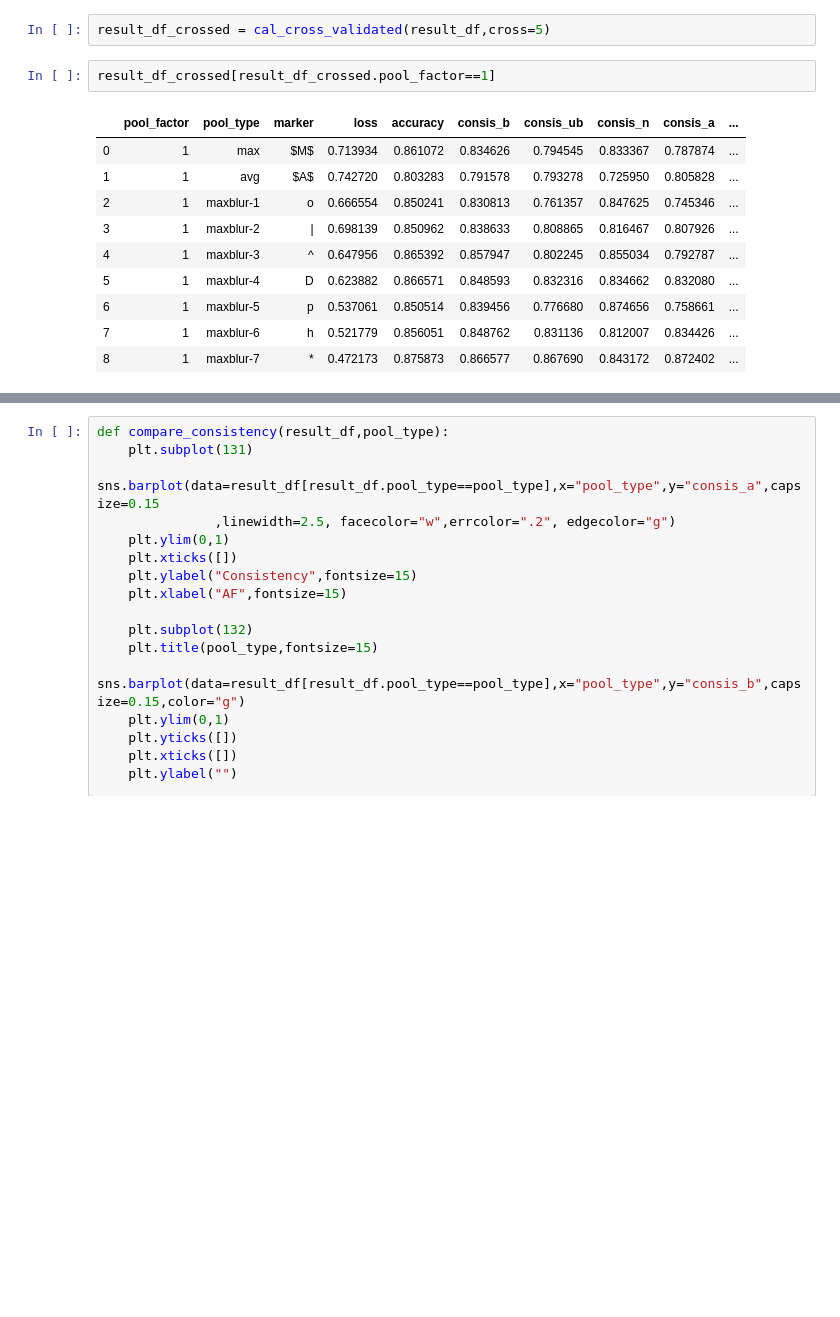
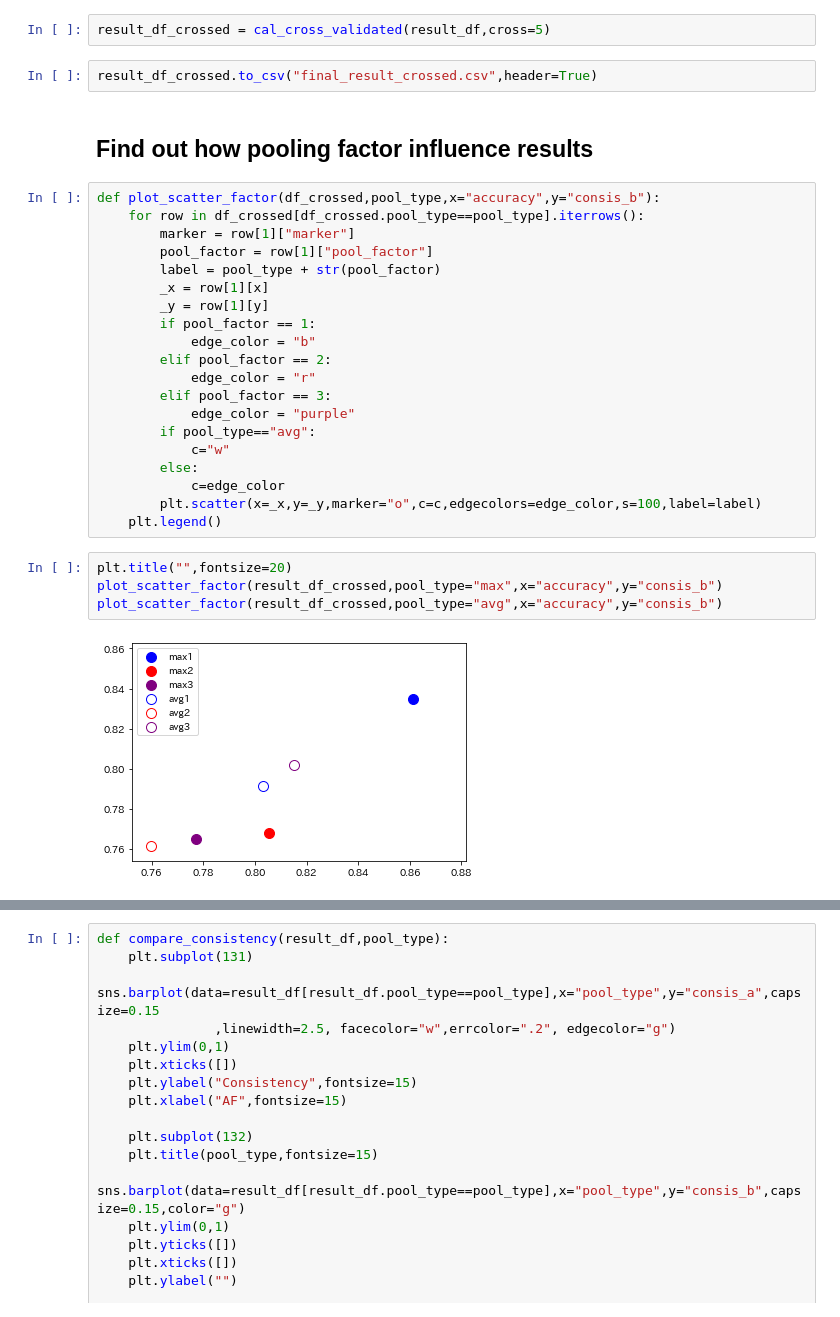
Before and after one commit to huxianyin/hu_ShiftInvarianceValidation_Biosignals2020, a Jupyter notebook: AF Detection/Analyze Result.ipynb, the cells around one changed output, grey strips where cells are left out. Saved outputs shown, nothing was run; the diff lists cells and outputs as text; blank space fills up the shorter version.

```diff
--- a/AF Detection/Analyze Result.ipynb
+++ b/AF Detection/Analyze Result.ipynb
@@ -72,15 +83,32 @@ result_df.head()
 # %%
 result_df_crossed = cal_cross_validated(result_df,cross=5)
-# %%
-result_df_crossed[result_df_crossed.pool_factor==1]
-# %% [output]
-|  | pool_factor | pool_type | marker | loss | accuracy | consis_b | consis_ub | consis_n | consis_a | ... |
-| 0 | 1 | max | $M$ | 0.713934 | 0.861072 | 0.834626 | 0.794545 | 0.833367 | 0.787874 | ... |
-| 1 | 1 | avg | $A$ | 0.742720 | 0.803283 | 0.791578 | 0.793278 | 0.725950 | 0.805828 | ... |
-| 2 | 1 | maxblur-1 | o | 0.666554 | 0.850241 | 0.830813 | 0.761357 | 0.847625 | 0.745346 | ... |
-| 3 | 1 | maxblur-2 | | | 0.698139 | 0.850962 | 0.838633 | 0.808865 | 0.816467 | 0.807926 | ... |
-| 4 | 1 | maxblur-3 | ^ | 0.647956 | 0.865392 | 0.857947 | 0.802245 | 0.855034 | 0.792787 | ... |
-| 5 | 1 | maxblur-4 | D | 0.623882 | 0.866571 | 0.848593 | 0.832316 | 0.834662 | 0.832080 | ... |
-| 6 | 1 | maxblur-5 | p | 0.537061 | 0.850514 | 0.839456 | 0.776680 | 0.874656 | 0.758661 | ... |
-| 7 | 1 | maxblur-6 | h | 0.521779 | 0.856051 | 0.848762 | 0.831136 | 0.812007 | 0.834426 | ... |
-| 8 | 1 | maxblur-7 | * | 0.472173 | 0.875873 | 0.866577 | 0.867690 | 0.843172 | 0.872402 | ... |
+# %%
+result_df_crossed.to_csv("final_result_crossed.csv",header=True)
+# %% [markdown]
+## Find out how pooling factor influence results
+# %%
+def plot_scatter_factor(df_crossed,pool_type,x="accuracy",y="consis_b"):
+    for row in df_crossed[df_crossed.pool_type==pool_type].iterrows():
+        marker = row[1]["marker"]
+        pool_factor = row[1]["pool_factor"]
+        label = pool_type + str(pool_factor)
+        _x = row[1][x]
+        _y = row[1][y]
+        if pool_factor == 1:
+            edge_color = "b"
+        elif pool_factor == 2:
+            edge_color = "r"
+        elif pool_factor == 3:
+            edge_color = "purple"
+        if pool_type=="avg":
+            c="w"
+        else:
+            c=edge_color
+        plt.scatter(x=_x,y=_y,marker="o",c=c,edgecolors=edge_color,s=100,label=label)
+    plt.legend()
+# %%
+plt.title("",fontsize=20)
+plot_scatter_factor(result_df_crossed,pool_type="max",x="accuracy",y="consis_b")
+plot_scatter_factor(result_df_crossed,pool_type="avg",x="accuracy",y="consis_b")
+# %% [output]
+[figure, added]
```
Also changed, not shown: parts of 14 cells of this notebook, 13 other files.
